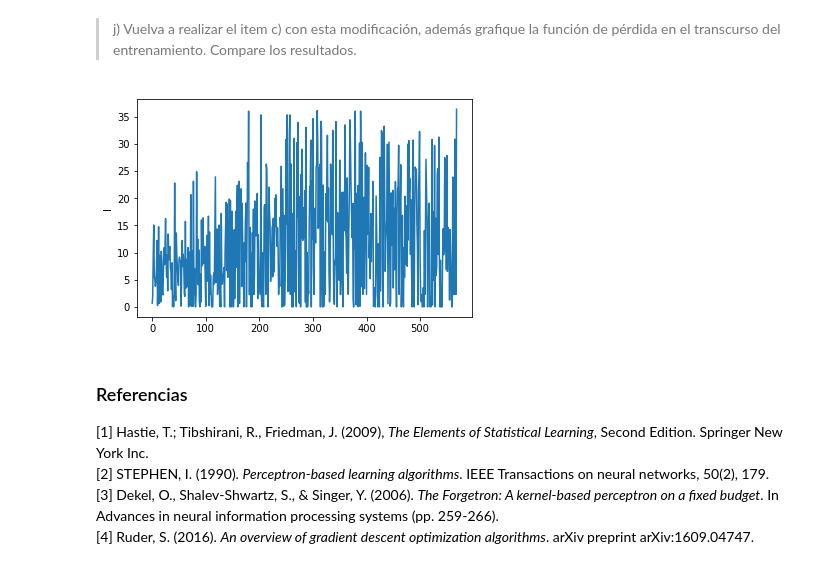
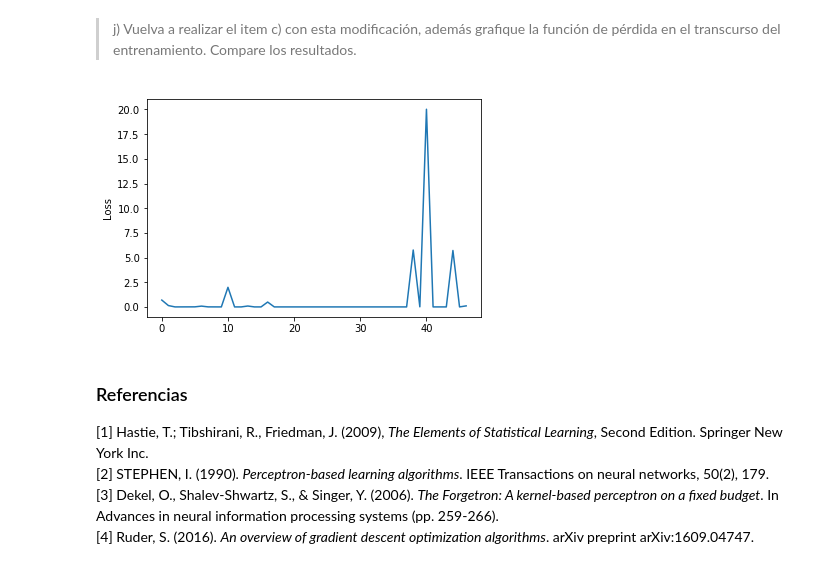
Before and after one commit to Sebaatd/MachineLearning-T0, a Jupyter notebook: Enunciado.ipynb, the cells around one changed output. Cells and saved outputs as stored; diff of their text form; code cells hidden in the pictures.

```diff
--- a/Enunciado.ipynb
+++ b/Enunciado.ipynb
@@ -256,17 +269,22 @@ $$
 # %%
+#Me arriesgo a decir que esto esta listo
 def gradient(x_i, w, y):
+    #Se reserva espacio para almacenar el gradiente
     result = np.zeros(len(w))
 
+    #Calculo de derivadas según cada peso
     for i in range(len(w)):
         ga = g(x_i, w)
-        result[i] = np.log(np.exp(1)) * ga * (1 - ga) * (-y*(1-ga) - (1-y)*ga) * x_i[i]**2
+        result[i] = ga * (1 - ga) * ((-y/ga) + ((1 - y)/(1 - ga)))
 
+    #Se retorna el conjunto de derivadas o gradiente
     return result
 # %% [markdown]
 > i) Realice una modificación al algoritmo implementado en b) (**Perceptrón**) para que se adapte a la función objetivo *binary cross entropy* implementada, para ésto haga uso del algoritmo de optimización SGD [[4]](#refs) (*Stochastic Gradient Descend*) con tasa de aprendizaje $\eta \in [0,1]$.
 
 $$ \vec{w}^{(t+1)} \leftarrow \vec{w}^{(t)} - \eta \cdot \nabla_{\vec{w}^{(t)}} \ell $$
 # %%
+#Esto igual debiese estar listo; pero por ahora retorna solo pérdida y no accuracy.
 def train_sgd(x, y, n, N):
     w = np.zeros(x[0].size)
     mistakes = True
@@ -278,16 +296,13 @@ def train_sgd(x, y, n, N):
         for i in range(N):
             l = ell(y[i], x[i], w)
 
-            if l != 0:
-                w = w - (n * gradient(x[i], w, y[i]))
+            #NOTA: En el algoritmo original, el optimo se encuenta cuando no hay error. Sin embargo, para calcular accuracy
+            #quizás esto se debiese cambiar por if l != y.
+            if l > 0:
+                w = (w.T - (n * gradient(x[i], w, y[i]))).T
                 mistakes = True
 
             perd.append(l)
-            g_xw = g(x[i], w)
-            #print("y: ", y[i], "-g: ", g_xw)
-            #print(l)
-
-
 
         #Comentar break para ejecutar el entrenamiento completo
         break
@@ -298,19 +313,20 @@ def train_sgd(x, y, n, N):
 # %%
 from sklearn.datasets import load_breast_cancer
 from sklearn.preprocessing import StandardScaler
+
 X_train,y_train = load_breast_cancer(return_X_y=True)
 scaler = StandardScaler().fit(X_train)
 X_train = scaler.transform(X_train)
 X_train = np.c_[X_train, np.ones(len(X_train)) ] #add columns of 1's if you want
 
 a = train_sgd(X_train, y_train, 0.5, len(X_train))
 
 import matplotlib.pyplot as plt
 plt.plot(a)
-plt.ylabel('l')
+plt.ylabel('Loss')
 plt.show()
 # %% [output]
-[figure, old version]
+[figure, new version]
 # %% [markdown]
 <a id="refs"></a>
 ### Referencias
```
Also changed, not shown: parts of 9 cells of this notebook.
